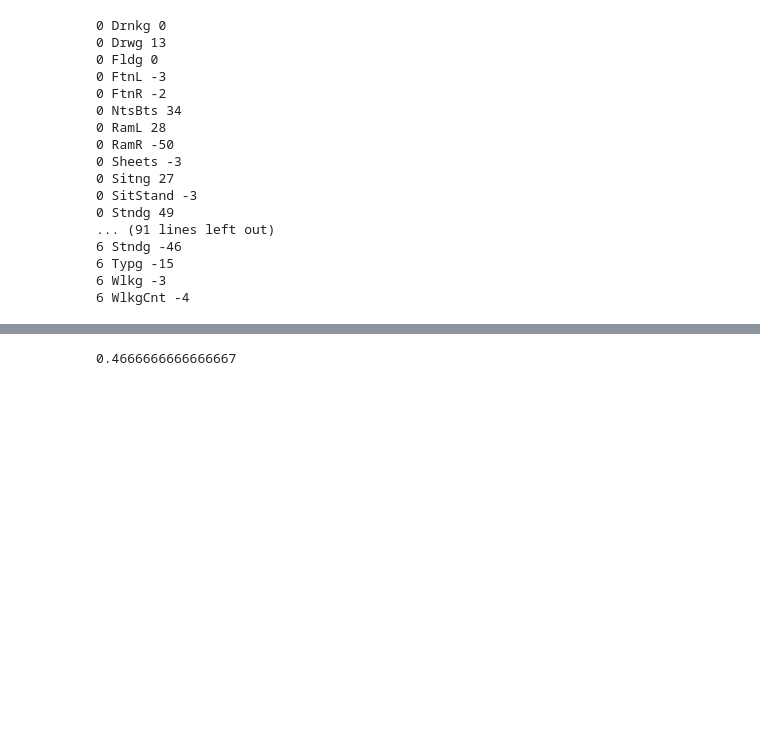
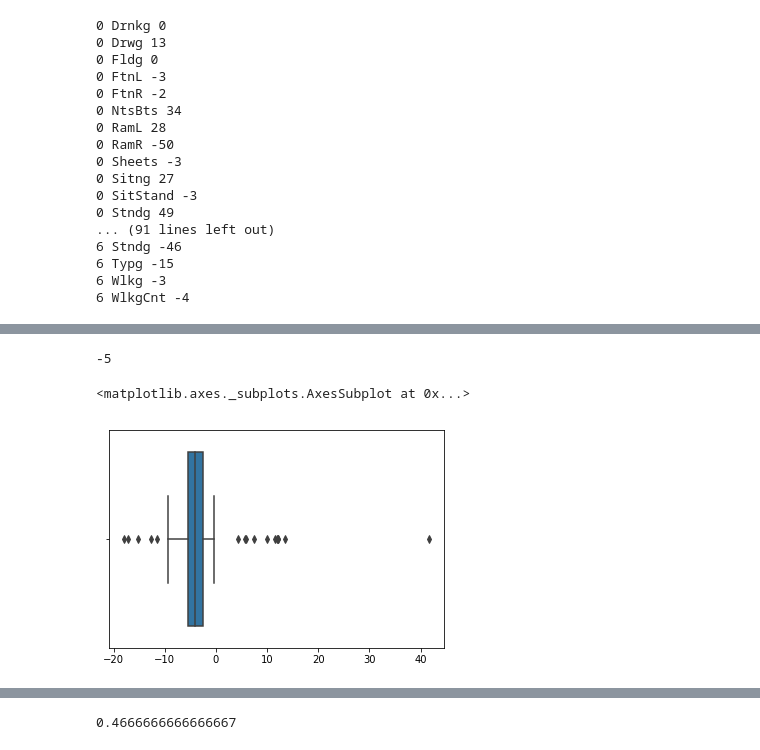
Before and after one commit to nshawen/CIS-PD_Curation, a Jupyter notebook: Correlate Watch Timestamps w MC10.ipynb, the cells around one changed output, grey strips where cells are left out. Drawn from its saved outputs; the diff is of its cells as text; code cells hidden in the pictures; blank space fills up the shorter version.

```diff
--- a/Correlate Watch Timestamps w MC10.ipynb
+++ b/Correlate Watch Timestamps w MC10.ipynb
@@ -33,0 +16,2 @@ pd.read_hdf('//FS2.smpp.local\\RTO\\CIS-PD MUSC\\decoded_forms\\form501.h5')
+# %%
+D['Q03'] = D['Q03'].apply(lambda x: x.lower() if type(x)==str else x)
@@ -92,0 +162,18 @@ def getLags(Subject, Sessions, MC10files):
+# %%
+filt_avLags  = []
+for lags in Lags:
+    if len(lags)<10:
+        continue
+
+    lags_temp = lags
+    IQR = np.percentile(lags_temp,75)-np.percentile(lags_temp,25)
+    lags_trim = [l for l in lags_temp if (l>np.percentile(lags_temp,25)-IQR*1.5)&(l<np.percentile(lags_temp,75)+IQR*1.5)]
+
+    while len(lags_trim)!=len(lags_temp):
+        lags_temp = lags_trim
+        IQR = np.percentile(lags_temp,75)-np.percentile(lags_temp,25)
+        if IQR==0:
+            break
+        lags_trim = [l for l in lags_temp if (l>=np.percentile(lags_temp,25)-IQR*1.5)&(l<=np.percentile(lags_temp,75)+IQR*1.5)]
+
+    filt_avLags.append(np.mean(lags_trim))
@@ -238,3 +404,12 @@ lags = getLags(Subj,range(7),F)
+# %%
+max(set(lags), key=lags.count)
+# %% [output]
+-5
+# %%
+sns.boxplot(filt_avLags)
+# %% [output]
+<matplotlib.axes._subplots.AxesSubplot at 0x...>
+[figure, added]
 # %%
 lags_temp = lags
 IQR = np.percentile(lags_temp,75)-np.percentile(lags_temp,25)
```
Also changed, not shown: parts of 23 cells of this notebook.
